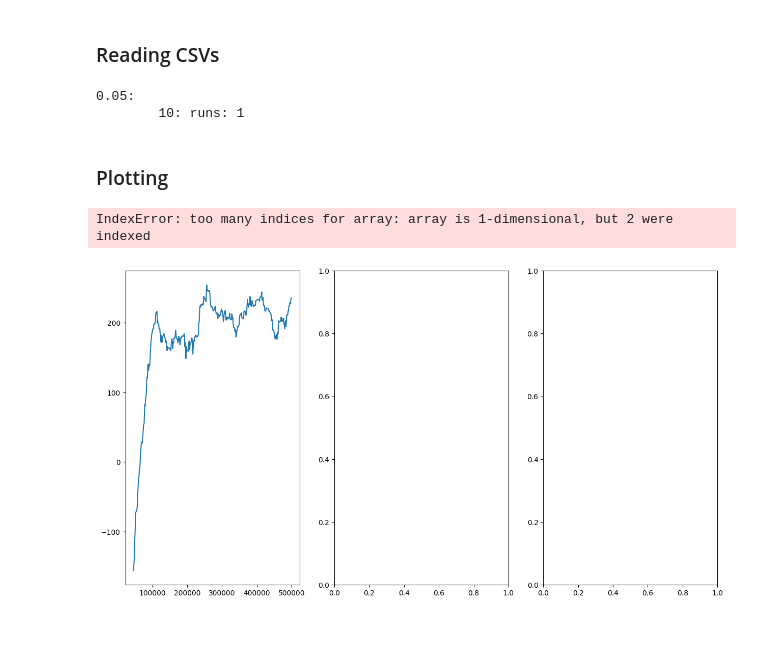
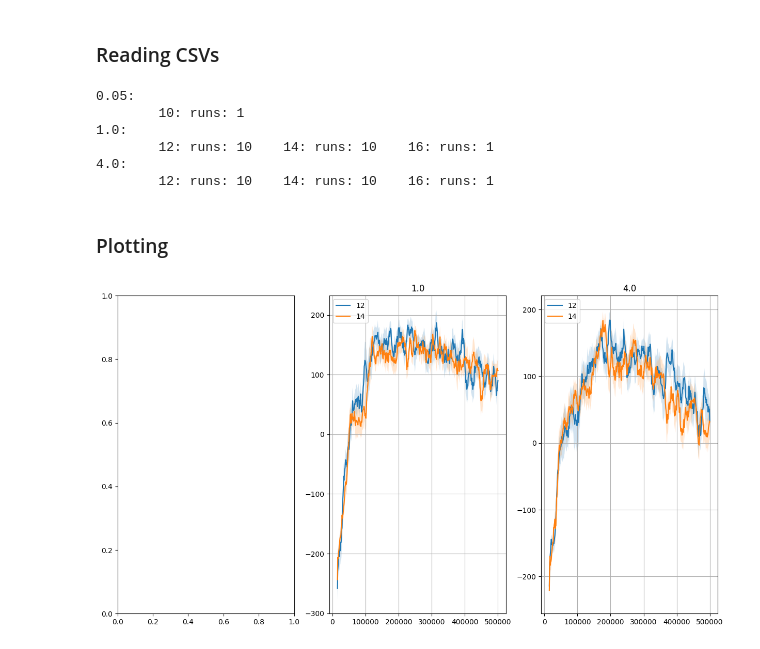
Before and after one commit to vtkachuk4/RL1-Project, a Jupyter notebook: target/plot.ipynb, the cells around one changed output. Saved outputs shown, nothing was run; the diff lists cells and outputs as text; code cells hidden in the pictures.

```diff
--- a/target/plot.ipynb
+++ b/target/plot.ipynb
@@ -10,7 +10,7 @@ from pprint import pprint
 # %% [markdown]
 ### Reading CSVs
 # %%
-data_dir = "data/"
+data_dir = "/home/gohar/RL1/RL1-Project/data"
 file_prefix = "fta"
 
 fta_dict = {}
@@ -55,6 +55,10 @@ for upper_limit in sorted(fta_dict.keys()):
 # %% [output]
 0.05:
         10: runs: 1
+1.0:
+        12: runs: 10    14: runs: 10    16: runs: 1
+4.0:
+        12: runs: 10    14: runs: 10    16: runs: 1
 # %% [markdown]
 ### Plotting
 # %%
@@ -87,29 +91,29 @@ def get_mean_ste(scores):
 # %%
 plots_in_onerow = 3
 fig, axs = plt.subplots(math.ceil(len(fta_dict.keys())/plots_in_onerow), plots_in_onerow, figsize=(15, 8))
 which_scores = "scores" # "avg_scores" or "scores"
-smoothness = 40 # int or None
+smoothness = 10 # int or None
 
 for i, upper_limit in enumerate(sorted(fta_dict.keys())):
     for num_tiles in sorted(fta_dict[upper_limit].keys()):
         runs = fta_dict[upper_limit][num_tiles]["runs"]
-        # if runs < 5:
-            # continue
+        if runs < 10:
+            continue
 
         # smoothing scores for each run and calculating mean and ste
         scores = fta_dict[upper_limit][num_tiles][which_scores]
         smooth_scores = smooth_data(scores, smoothness)
         scores_mean, scores_ste = get_mean_ste(smooth_scores)
 
         x_start_index = fta_dict[upper_limit][num_tiles]["steps"].shape[0] - smooth_scores.shape[0]
         x = fta_dict[upper_limit][num_tiles]["steps"][x_start_index:]
 
-        r, c = int(i/plots_in_onerow), i%plots_in_onerow
-        axs[r, c].plot(x, smooth_scores, label=num_tiles)
-        axs[r, c].fill_between(x, scores_mean+scores_ste, scores_mean-scores_ste, alpha=0.2)
-    axs[r, c].legend(loc="upper left")
-    axs[r, c].set_title(str(upper_limit))
-    axs[r, c].grid()
+        # ax = ax[int(i/plots_in_onerow), i%plots_in_onerow]
+        ax = axs[i]
+        ax.plot(x, scores_mean, label=num_tiles)
+        ax.fill_between(x, scores_mean+scores_ste, scores_mean-scores_ste, alpha=0.2)
+    ax.legend(loc="upper left")
+    ax.set_title(str(upper_limit))
+    ax.grid()
 # %% [output]
-IndexError: too many indices for array: array is 1-dimensional, but 2 were indexed
-[figure, old version]
+[figure, new version]
```
Also changed, not shown: 3 other files.
